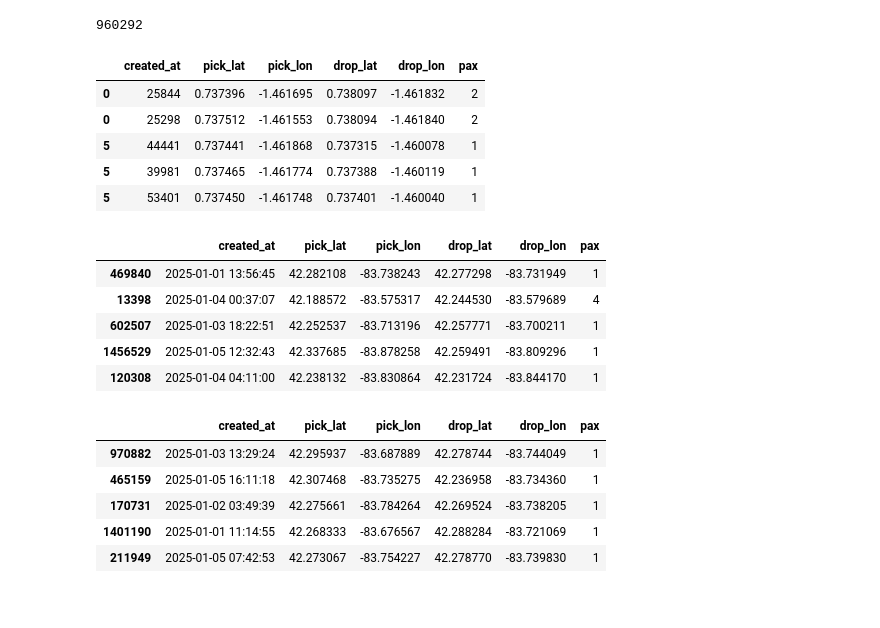
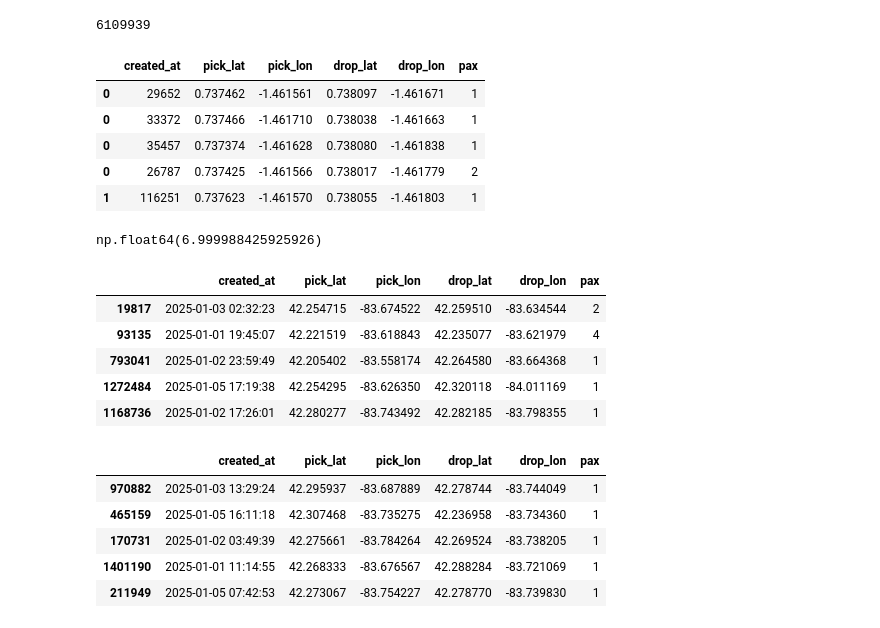
Before and after one commit to BhavyeMathur/av-sim, a Jupyter notebook: semcog-inputs.ipynb, the cells around one changed output. Drawn from its saved outputs; the diff is of its cells as text; code cells hidden in the pictures.

```diff
--- a/semcog-inputs.ipynb
+++ b/semcog-inputs.ipynb
@@ -109,41 +109,45 @@ weekday_df["wday_type"] = np.tile(np.arange(0, 5),
 weekend_df.loc[:, "wday_type"] = weekend_df["wday_type"].map({SATURDAY: 5, SUNDAY: 6})
 df = pd.concat([weekday_df, weekend_df], ignore_index=True)  # combine weekend & weekday dfs
 
 # sample number of daily trips from a Poisson distribution with mean daily_trips
 rng = np.random.default_rng()
 df["trips"] = rng.poisson(df["daily_trips"])
 df = df.reindex(df.index.repeat(df["trips"]))
 
 # sample trip start times
 df["created_at"] = np.random.uniform(df["start_time"], df["end_time"])
 df["created_at"] %= 24 * 3600  # modulo 24 hours
 df["created_at"] += 24 * 3600 * df["wday_type"]
 df["created_at"] = df["created_at"].astype("uint32")
 
 df["pick_lat"] = np.random.uniform(low=df["lat_min_pick"], high=df["lat_max_pick"]).astype("float32")
 df["pick_lon"] = np.random.uniform(low=df["lon_min_pick"], high=df["lon_max_pick"]).astype("float32")
 df["drop_lat"] = np.random.uniform(low=df["lat_min_drop"], high=df["lat_max_drop"]).astype("float32")
 df["drop_lon"] = np.random.uniform(low=df["lon_min_drop"], high=df["lon_max_drop"]).astype("float32")
 
-df["pax"] = np.random.choice(np.arange(1, 5, dtype="uint8"), size=len(df), p=[0.775, 0.165, 0.040, 0.02])
+df["pax"] = np.random.choice(np.arange(1, 6, dtype="uint8"), size=len(df),
+                             p=[0.775, 0.15, 0.04, 0.02, 0.015])
 
-df = df[df["created_at"] < 24 * 3600]
 df.drop(["origin_bg", "destination_bg", "geoId_pick", "geoId_drop",
          "distance_mi", "daily_pmt", "daily_trips", "trips",
          "wday_type", "start_time", "end_time", "time_of_day",
          "lon_min_pick", "lat_min_pick", "lon_max_pick", "lat_max_pick",
          "lon_min_drop", "lat_min_drop", "lon_max_drop", "lat_max_drop"], axis=1, inplace=True)
 
 print(len(df))
 df.head()
 # %% [output]
-960292
+6109939
 |  | created_at | pick_lat | pick_lon | drop_lat | drop_lon | pax |
-| 0 | 25844 | 0.737396 | -1.461695 | 0.738097 | -1.461832 | 2 |
-| 0 | 25298 | 0.737512 | -1.461553 | 0.738094 | -1.461840 | 2 |
-| 5 | 44441 | 0.737441 | -1.461868 | 0.737315 | -1.460078 | 1 |
-| 5 | 39981 | 0.737465 | -1.461774 | 0.737388 | -1.460119 | 1 |
-| 5 | 53401 | 0.737450 | -1.461748 | 0.737401 | -1.460040 | 1 |
+| 0 | 29652 | 0.737462 | -1.461561 | 0.738097 | -1.461671 | 1 |
+| 0 | 33372 | 0.737466 | -1.461710 | 0.738038 | -1.461663 | 1 |
+| 0 | 35457 | 0.737374 | -1.461628 | 0.738080 | -1.461838 | 1 |
+| 0 | 26787 | 0.737425 | -1.461566 | 0.738017 | -1.461779 | 2 |
+| 1 | 116251 | 0.737623 | -1.461570 | 0.738055 | -1.461803 | 1 |
+# %%
+df["created_at"].max() / 24 / 3600
+# %% [output]
+np.float64(6.999988425925926)
 # %%
 keplr_df = df.sample(n=50000)
 
@@ -157,11 +161,11 @@ keplr_df.to_parquet("output/semcog/washtenaw-trips.parquet")
 keplr_df.head()
 # %% [output]
 |  | created_at | pick_lat | pick_lon | drop_lat | drop_lon | pax |
-| 469840 | 2025-01-01 13:56:45 | 42.282108 | -83.738243 | 42.277298 | -83.731949 | 1 |
-| 13398 | 2025-01-04 00:37:07 | 42.188572 | -83.575317 | 42.244530 | -83.579689 | 4 |
-| 602507 | 2025-01-03 18:22:51 | 42.252537 | -83.713196 | 42.257771 | -83.700211 | 1 |
-| 1456529 | 2025-01-05 12:32:43 | 42.337685 | -83.878258 | 42.259491 | -83.809296 | 1 |
-| 120308 | 2025-01-04 04:11:00 | 42.238132 | -83.830864 | 42.231724 | -83.844170 | 1 |
+| 19817 | 2025-01-03 02:32:23 | 42.254715 | -83.674522 | 42.259510 | -83.634544 | 2 |
+| 93135 | 2025-01-01 19:45:07 | 42.221519 | -83.618843 | 42.235077 | -83.621979 | 4 |
+| 793041 | 2025-01-02 23:59:49 | 42.205402 | -83.558174 | 42.264580 | -83.664368 | 1 |
+| 1272484 | 2025-01-05 17:19:38 | 42.254295 | -83.626350 | 42.320118 | -84.011169 | 1 |
+| 1168736 | 2025-01-02 17:26:01 | 42.280277 | -83.743492 | 42.282185 | -83.798355 | 1 |
 # %%
 keplr_df = clip_trips_to_region(df, ANN_ARBOR_ISLAND, keep_radians=False)
 
```
Also changed, not shown: parts of 4 cells of this notebook, 10 other files.
